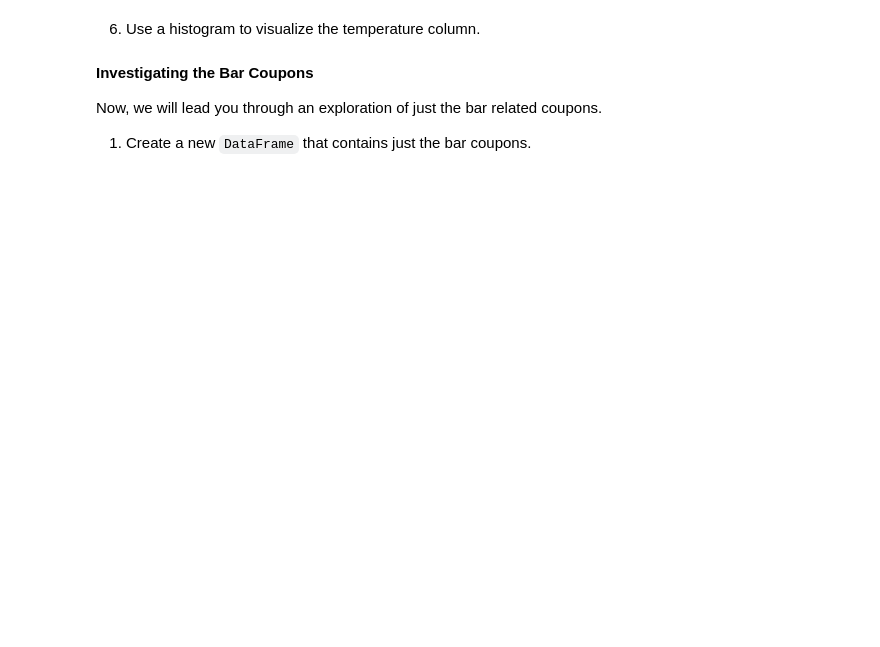
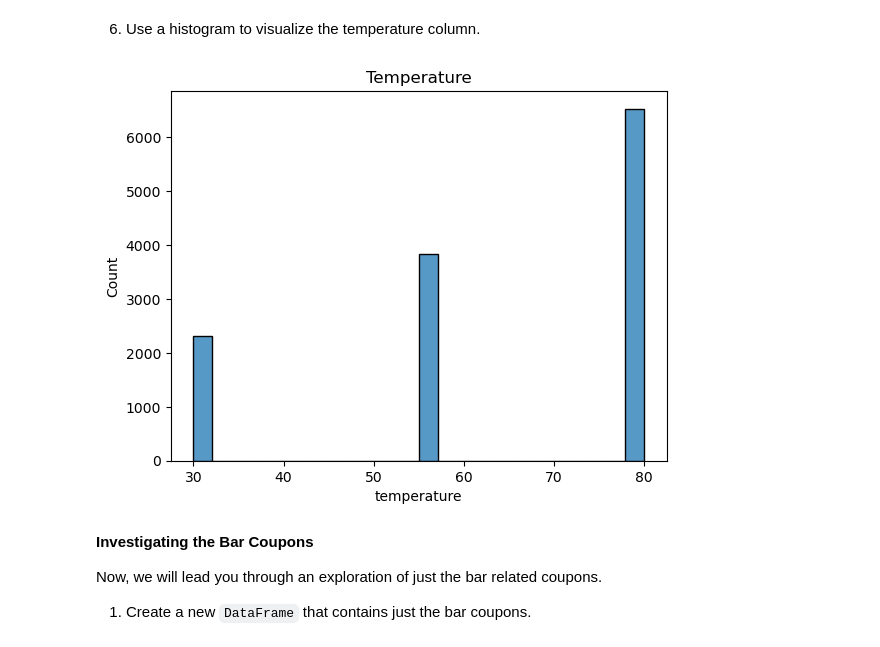
Before and after one commit to zscheck/mlai_assignment_1, a Jupyter notebook: prompt.ipynb, the cells around one changed output. Saved outputs shown, nothing was run; the diff lists cells and outputs as text; code cells hidden in the pictures; blank space fills up the shorter version.

```diff
--- a/prompt.ipynb
+++ b/prompt.ipynb
@@ -109,5 +222,12 @@ memory usage: 2.5+ MB
 # %% [markdown]
 6. Use a histogram to visualize the temperature column.
+# %%
+# Plot a basic histogram by temperature
+sns.histplot(data, x='temperature')
+plt.title('Temperature')
+plt.show()
+# %% [output]
+[figure, added]
 # %% [markdown]
 **Investigating the Bar Coupons**
 
```
Also changed, not shown: parts of 11 cells of this notebook.
